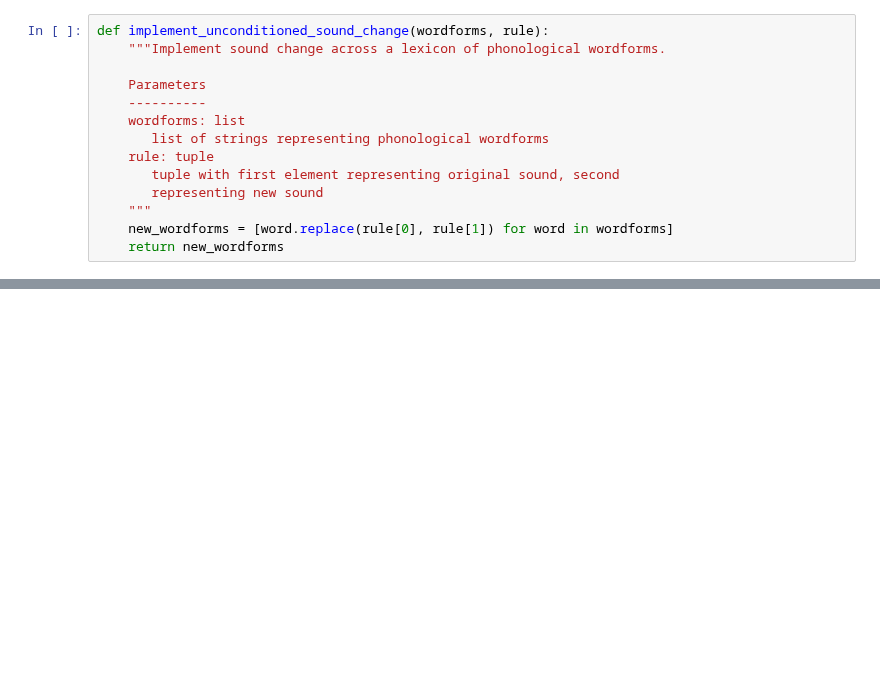
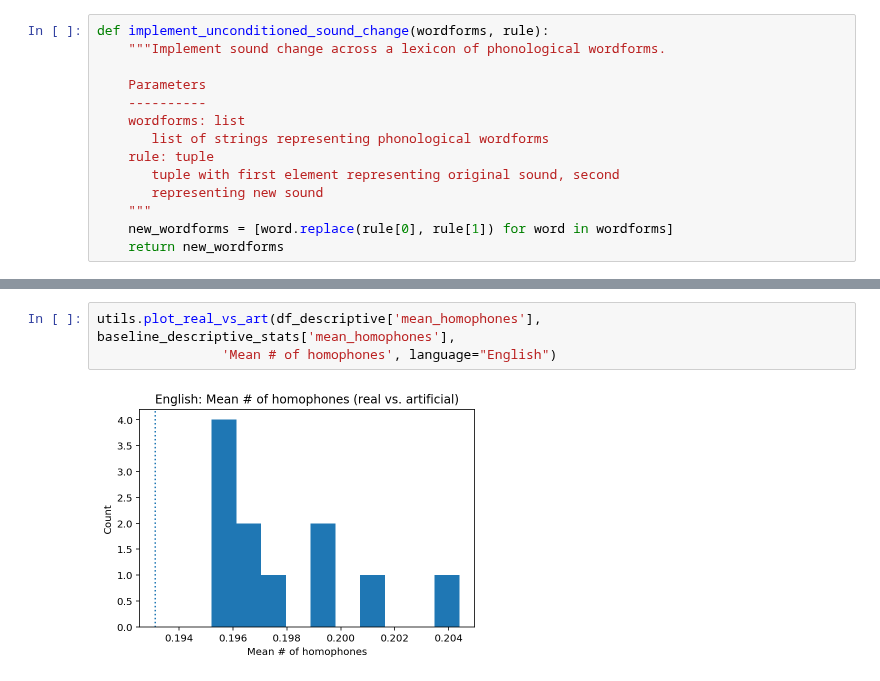
Before and after one commit to seantrott/homophone_simulations, a Jupyter notebook: sound_change.ipynb, the cells around one changed output, grey strips where cells are left out. Saved outputs shown, nothing was run; the diff lists cells and outputs as text; blank space fills up the shorter version.

```diff
--- a/sound_change.ipynb
+++ b/sound_change.ipynb
@@ -299,0 +206,5 @@ plt.show()
+# %%
+utils.plot_real_vs_art(df_descriptive['mean_homophones'], baseline_descriptive_stats['mean_homophones'],
+                'Mean # of homophones', language="English")
+# %% [output]
+[figure, added]
```
Also changed, not shown: parts of 87 cells of this notebook, 25 other files.
